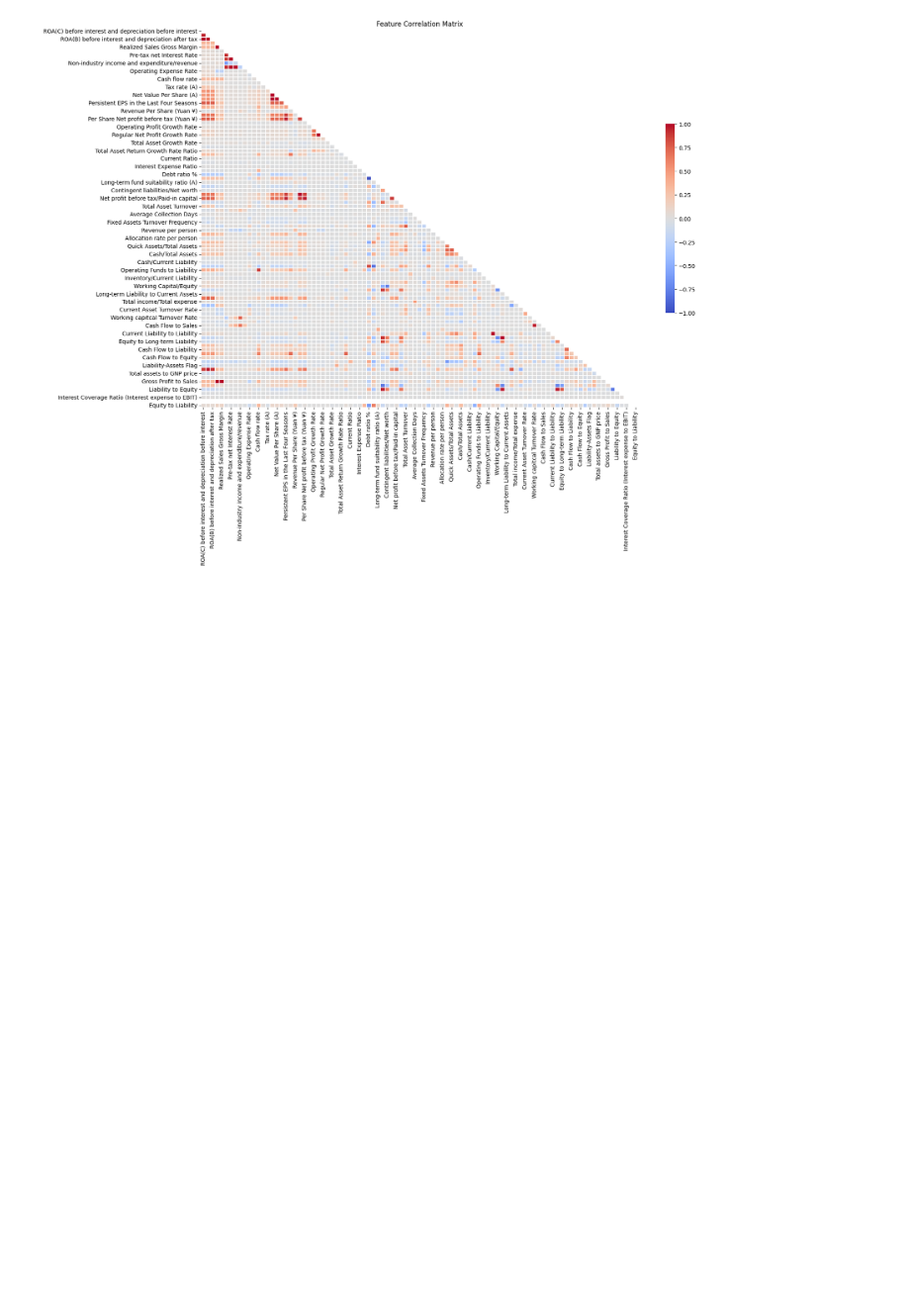
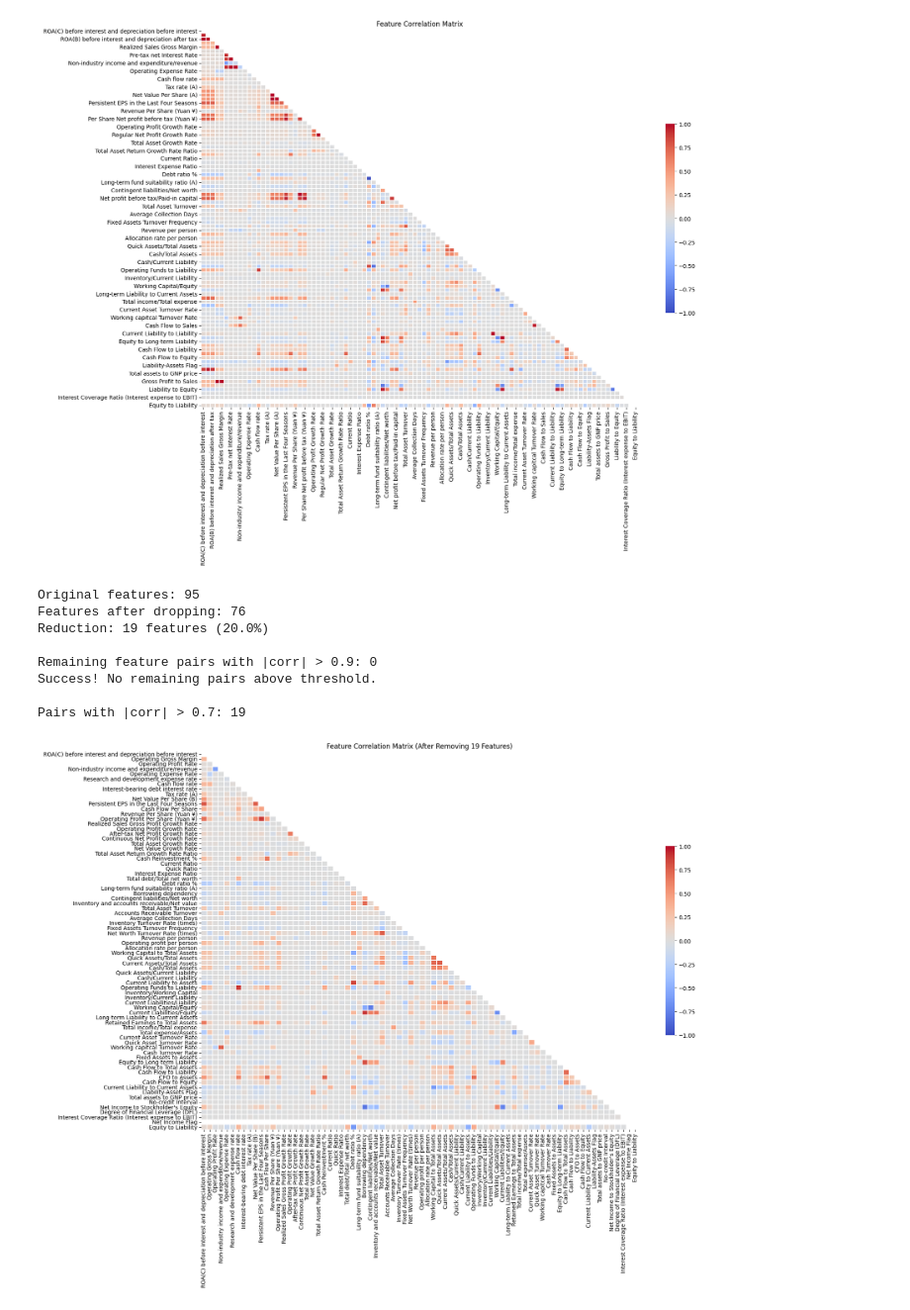
Before and after one commit to vect000r/datascience, a Jupyter notebook: taiwanese_bankruptcy_prediction/TBP.ipynb, the cells around one changed output. Shown at 99% size. Drawn from its saved outputs; the diff is of its cells as text; code cells hidden in the pictures; blank space fills up the shorter version.

Commit message:
feat: dropped higly correlated columns

```diff
--- a/taiwanese_bankruptcy_prediction/TBP.ipynb
+++ b/taiwanese_bankruptcy_prediction/TBP.ipynb
@@ -21,10 +21,10 @@ Bankruptcy rate: 3.23%
 # %%
 # compute correlations only between features (exclude target column)
 target_col = data.columns[0]  # "Bankrupt?"
-X = data.drop(columns=[target_col])
+X_original = data.drop(columns=[target_col])
 
 # feature correlation matrix
-corr = X.corr()
+corr = X_original.corr()
 print(f"Features shape: {X.shape}")
 
 # correlations with the target (for reference)
@@ -88,3 +88,42 @@ Proposed features to drop (|corr|>0.9): 19
 [figure]
 # %%
 #We want to remove features that are highly correlated to make our model faster i guess
+X_clean = X_original.drop(columns=to_drop)
+X_clean.head()
+
+print(f"Original features: {X.shape[1]}")
+print(f"Features after dropping: {X_clean.shape[1]}")
+print(f"Reduction: {X.shape[1] - X_clean.shape[1]} features ({(X.shape[1] - X_clean.shape[1])/X.shape[1]:.1%})")
+
+corr_clean = X_clean.corr()
+
+# check if there are still highly correlated pairs
+remaining_pairs = high_corr_pairs(corr_clean, thresh=0.9)
+print(f"\nRemaining feature pairs with |corr| > 0.9: {len(remaining_pairs)}")
+if len(remaining_pairs) > 0:
+    print("Warning: Still have highly correlated pairs!")
+    print(remaining_pairs.head(10))
+else:
+    print("Success! No remaining pairs above threshold.")
+
+lower_thresh_pairs = high_corr_pairs(corr_clean, thresh=0.7)
+print(f"\nPairs with |corr| > 0.7: {len(lower_thresh_pairs)}")
+
+plt.figure(figsize=(18,14))
+mask = np.triu(np.ones_like(corr_clean, dtype=bool))
+sns.heatmap(corr_clean, mask=mask, cmap="coolwarm", center=0,
+            vmin=-1, vmax=1, linewidths=0.01, cbar_kws={"shrink": .5})
+plt.title(f"Feature Correlation Matrix (After Removing {len(to_drop)} Features)")
+plt.tight_layout()
+plt.savefig("feature_correlation_matrix_clean.png", dpi=300, bbox_inches="tight")
+plt.show()
+# %% [output]
+Original features: 95
+Features after dropping: 76
+Reduction: 19 features (20.0%)
+
+Remaining feature pairs with |corr| > 0.9: 0
+Success! No remaining pairs above threshold.
+
+Pairs with |corr| > 0.7: 19
+[figure, added]
```
Also changed, not shown: parts of 1 cell of this notebook.
